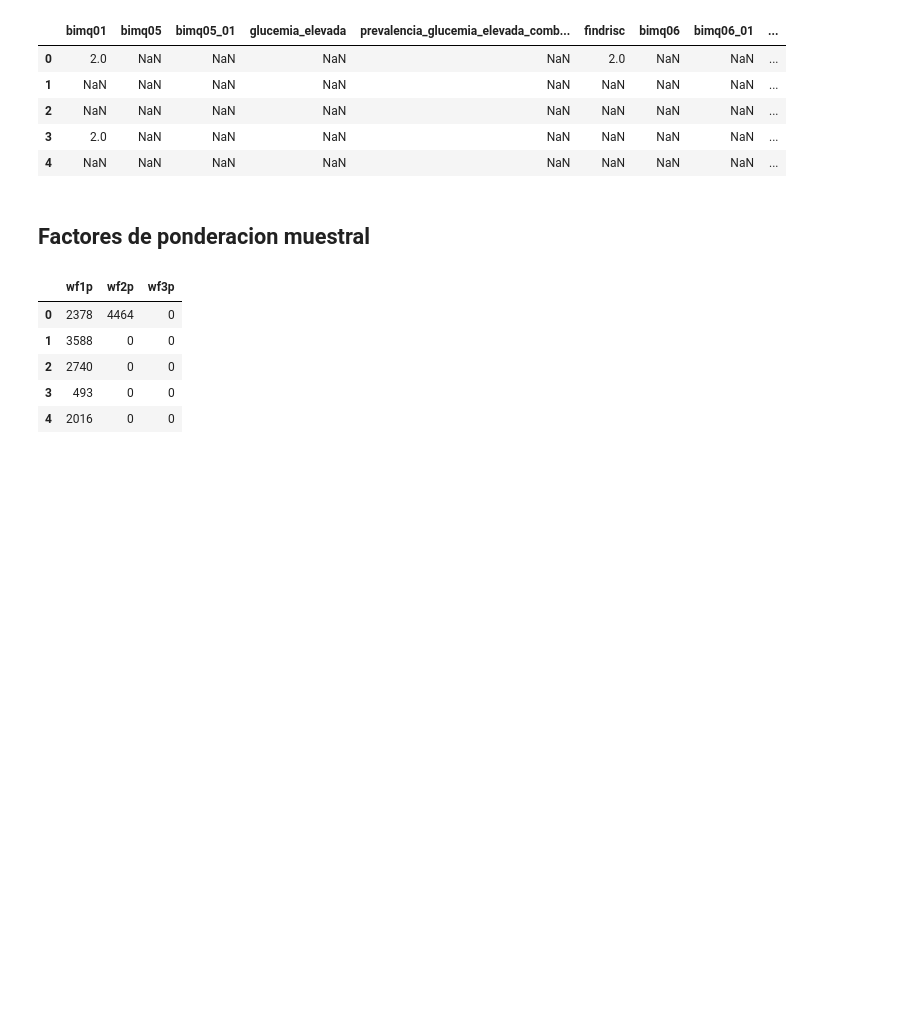
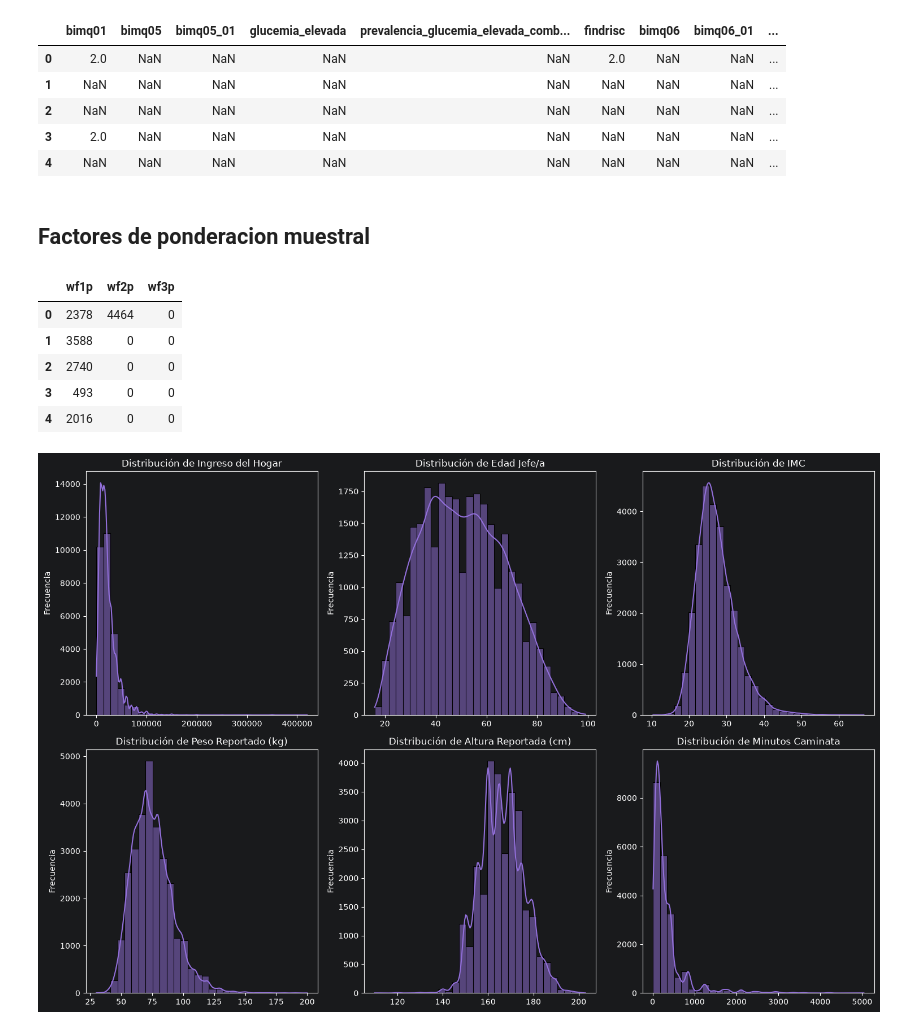
Before and after one commit to fausmurgades/Fundamentos-De-La-Ciencia-De-Datos-TP-Especial, a Jupyter notebook: mate.ipynb, the cells around one changed output. Drawn from its saved outputs; the diff is of its cells as text; code cells hidden in the pictures; blank space fills up the shorter version.

```diff
--- a/mate.ipynb
+++ b/mate.ipynb
@@ -514,3 +521,88 @@ raw_data_factores_ponderacion.head(5)
 | 2 | 2740 | 0 | 0 |
 | 3 | 493 | 0 | 0 |
 | 4 | 2016 | 0 | 0 |
+# %%
+import pandas as pd
+import matplotlib.pyplot as plt
+import seaborn as sns
+
+# Cargar datos originales
+raw_data = pd.read_csv('ENFR 2018 - Base usuario.txt', sep='|')
+
+# 1. Recrear las 'tablas apartadas' relevantes del código de entrega
+df_ingresos = raw_data[["id", "bhih01", "bhih01_02", "bhih03", "rango_ingreso", "quintil_uc", "imputado"]].copy()
+
+df_componentes = raw_data[["id", "bhch03_j", "bhch04_j", "bhch05_j", "bhch10_01_j", "bhch10_02_j",
+                           "bhch10_03_j", "bhch10_04_j", "bhch10_05_j", "bhch10_06_j", "bhch10_99_j",
+                           "bhch02", "bhch03", "bhch04", "bhch05", "bhch10_01", "bhch10_02", "bhch10_03",
+                           "bhch10_04", "bhch10_05", "bhch10_06", "bhch10_99", "cant_componentes",
+                           "miembros_18", "rango_edad_j", "nivel_instruccion_j", "nivel_instruccion_agrupado_j",
+                           "cobertura_salud_j"]].copy()
+
+raw_data_actividad_fisica = raw_data[["id", "biaf01", "biaf02_m", "biaf02_99", "biaf03", "biaf04_m",
+                                      "biaf04_99", "biaf05", "biaf06_m", "biaf06_99", "biaf07_m",
+                                      "biaf07_99", "biaf08", "biaf09", "biaf10_01", "biaf10_02",
+                                      "biaf10_03", "biaf10_04", "nivel_actividad_fisica", "barreras_actividad_fisica"]].copy()
+
+raw_data_peso_corporal = raw_data[["id", "bipc01", "bipc02", "bipc03", "bipc04", "bipc04_99",
+                                   "bipc05", "bipc05_99", "imc", "imc_categorias"]].copy()
+
+raw_data_mediciones_antro = raw_data[["id", "bima01", "bima02", "bima03", "bima04_01_a", "bima04_01_b",
+                                      "bima04_02_a", "bima04_02_b", "bima04_03_a", "bima04_03_b",
+                                      "promedio_sistolica", "promedio_diastolica", "ta_elevada",
+                                      "prevalencia_hipertension_combinada", "bima06", "bima07",
+                                      "bima09", "bima10", "imc_bima", "imc_categorias_bima",
+                                      "bima12", "bima13", "bima14"]].copy()
+
+raw_data_alimentacion = raw_data[["id", "bial01", "bial02", "bial03", "bial03_99", "bial04",
+                                  "bial04_99", "bial05", "bial05_99", "bial06", "bial06_99", "bial07",
+                                  "bial08", "bial09", "bial10", "promedio_fv_diario", "consumo_fv",
+                                  "barreras_fyv", "tipo_dieta_razones"]].copy()
+
+# 2. Hacer los joins (merge) usando 'id' como clave para armar los datasets de análisis
+# Dataset para histogramas
+df_hist = df_ingresos[['id', 'bhih01']].merge(df_componentes[['id', 'bhch04_j']], on='id')
+df_hist = df_hist.merge(raw_data_peso_corporal[['id', 'imc', 'bipc04', 'bipc05']], on='id')
+df_hist = df_hist.merge(raw_data_actividad_fisica[['id', 'biaf06_m']], on='id')
+
+# Dataset para matriz de correlación antropométrica
+df_antro = raw_data_peso_corporal[['id', 'bipc04', 'bipc05', 'imc']].merge(
+    raw_data_mediciones_antro[['id', 'bima04_01_a', 'bima04_01_b', 'promedio_sistolica', 'promedio_diastolica']],
+    on='id')
+
+# Dataset para matriz de correlación de hábitos
+df_habitos = raw_data_actividad_fisica[['id', 'biaf02_m', 'biaf04_m', 'biaf06_m', 'biaf07_m']].merge(
+    raw_data_alimentacion[['id', 'promedio_fv_diario']],
+    on='id')
+
+# 3. Generar Gráficos
+# Histogramas
+fig, axes = plt.subplots(2, 3, figsize=(15, 10))
+axes = axes.flatten()
+cols_hist = ['bhih01', 'bhch04_j', 'imc', 'bipc04', 'bipc05', 'biaf06_m']
+nombres_hist = ['Ingreso del Hogar', 'Edad Jefe/a', 'IMC', 'Peso Reportado (kg)', 'Altura Reportada (cm)', 'Minutos Caminata']
+
+for i, col in enumerate(cols_hist):
+    sns.histplot(df_hist[col].dropna(), bins=30, ax=axes[i], kde=True, color='mediumpurple')
+    axes[i].set_title(f'Distribución de {nombres_hist[i]}')
+    axes[i].set_xlabel('')
+    axes[i].set_ylabel('Frecuencia')
+
+plt.tight_layout()
+plt.show()
+
+# Matriz Correlación Antropometría
+plt.figure(figsize=(8, 6))
+sns.heatmap(df_antro.drop(columns=['id']).corr(), annot=True, cmap='viridis', fmt=".2f", vmin=-1, vmax=1)
+plt.title('Matriz de Correlación: Variables Antropométricas y Presión')
+plt.tight_layout()
+plt.show()
+
+# Matriz Correlación Hábitos
+plt.figure(figsize=(8, 6))
+sns.heatmap(df_habitos.drop(columns=['id']).corr(), annot=True, cmap='viridis', fmt=".2f", vmin=-1, vmax=1)
+plt.title('Matriz de Correlación: Hábitos (Actividad y Alimentación)')
+plt.tight_layout()
+plt.show()
+# %% [output]
+[figure, added]
```
Also changed, not shown: parts of 12 cells of this notebook, 1 other file.
